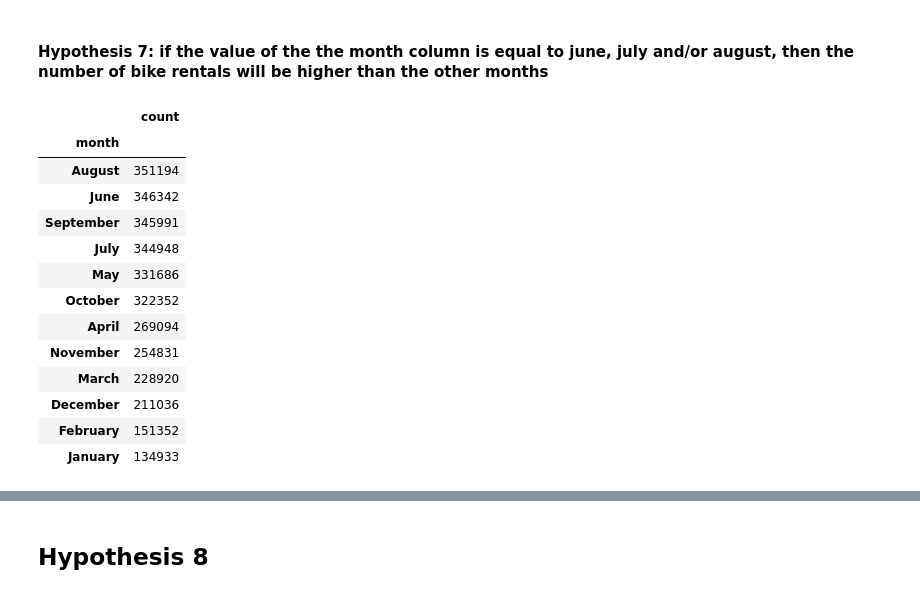
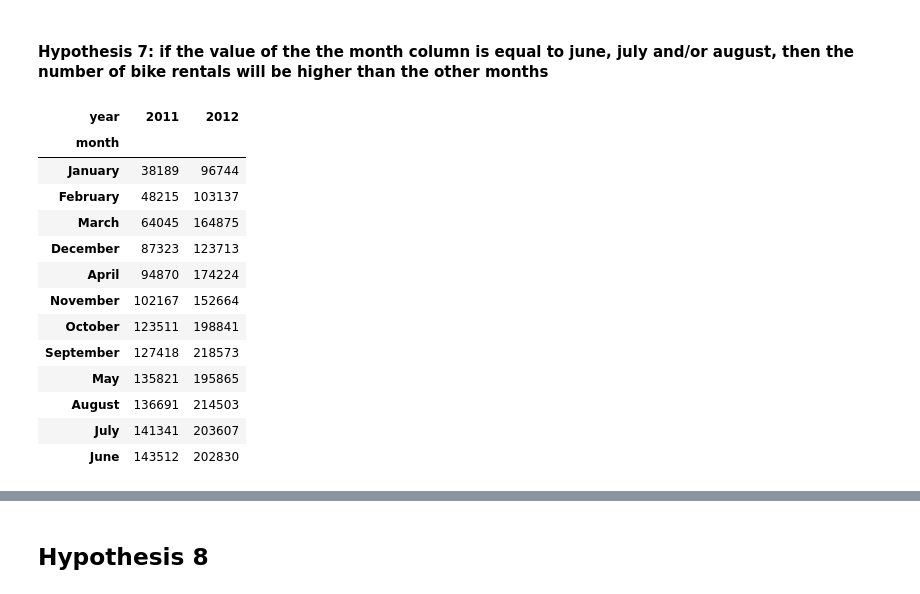
Before and after one commit to MaxLopezSalgado/capital_bike_sharing, a Jupyter notebook: eda/eda.ipynb, the cells around one changed output, grey strips where cells are left out. Drawn from its saved outputs; the diff is of its cells as text; code cells hidden in the pictures.

```diff
--- a/eda/eda.ipynb
+++ b/eda/eda.ipynb
@@ -216,21 +216,21 @@ analyze_variable(rentals_2011, rentals_2012, 'weekday', 330000)
 # %% [markdown]
 #### Hypothesis 7: if the value of the the month column is equal to june, july and/or august, then the number of bike rentals will be higher than the other months
 # %%
-# Create a pivot table to check the number of bike rentals in each month
-rentals_per_month = pd.pivot_table(rentals_time_weather, index='month', values='count', aggfunc='sum').sort_values(by='count', ascending=False)
-rentals_per_month
+# Create two pivot tables to check the number of bike rentals in each month column value in 2011 and 2012
+rentals_time_weather.pivot_table(index='month', columns='year', values='count', aggfunc='sum').sort_values(by=2012)
+rentals_time_weather.pivot_table(index='month', columns='year', values='count', aggfunc='sum').sort_values(by=2011)
 # %% [output]
-|  | count |
-| month |  |
-| August | 351194 |
-| June | 346342 |
-| September | 345991 |
-| July | 344948 |
-| May | 331686 |
-| October | 322352 |
-| April | 269094 |
-| November | 254831 |
-| March | 228920 |
-| December | 211036 |
-| February | 151352 |
-| January | 134933 |
+| year | 2011 | 2012 |
+| month |  |  |
+| January | 38189 | 96744 |
+| February | 48215 | 103137 |
+| March | 64045 | 164875 |
+| December | 87323 | 123713 |
+| April | 94870 | 174224 |
+| November | 102167 | 152664 |
+| October | 123511 | 198841 |
+| September | 127418 | 218573 |
+| May | 135821 | 195865 |
+| August | 136691 | 214503 |
+| July | 141341 | 203607 |
+| June | 143512 | 202830 |
```
Also changed, not shown: parts of 16 cells of this notebook.
